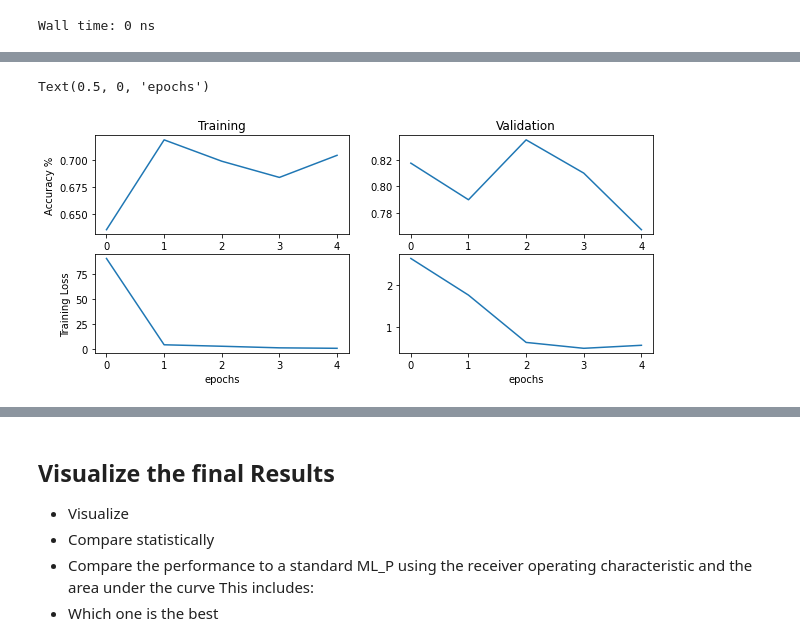
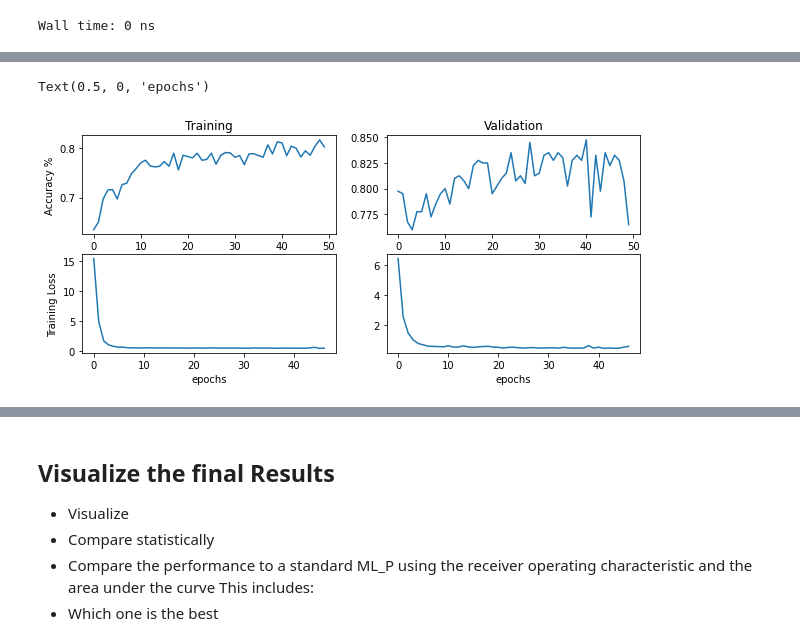
Before and after one commit to nlarsensmu/CNN, a Jupyter notebook: Merged work.ipynb, the cells around one changed output, grey strips where cells are left out. Drawn from its saved outputs; the diff is of its cells as text; code cells hidden in the pictures.

```diff
--- a/Merged work.ipynb
+++ b/Merged work.ipynb
@@ -230,0 +233,8 @@ for row in range(X_train.shape[1]):
+# %%
+NUM_CLASSES = 2
+
+X_train, X_test, y_train, y_test =\
+    train_test_split(X, y, test_size=0.2, stratify=y)
+
+y_train_ohe = keras.utils.to_categorical(y_train, NUM_CLASSES)
+y_test_ohe = keras.utils.to_categorical(y_test, NUM_CLASSES)
@@ -402,7 +442,12 @@ def model_1_train(X_train, X_test, y_train, y_test, cnn, epochs=5):
 # %% [output]
 Wall time: 0 ns
 # %%
-model_1_nn = None
-model_1_nn =  model_1_create(X_train.shape)
-model_1_nn.summary()
+%%time
+model_1_nn_x = None
+
+model_1_1 =  model_1_create(X_train, X_test, y_train_ohe, y_test_ohe,
+                                 print_summary=False)
+
+history_1_1, model_1_1 = model_1_train(model_1_1_nn_x, X_train, X_test, y_train_ohe, y_test_ohe,
+                                             epochs=50)
 # %% [output]
@@ -457,28 +455,28 @@ Wall time: 4min 20s
 # %%
 from matplotlib import pyplot as plt
 
 %matplotlib inline
 
 plt.figure(figsize=(10,4))
 plt.subplot(2,2,1)
-plt.plot(history.history['recall_score'])
+plt.plot(history_1_1.history['accuracy'])
 
 plt.ylabel('Accuracy %')
 plt.title('Training')
 plt.subplot(2,2,2)
 
-plt.plot(history.history['val_recall_score'])
+plt.plot(history_1_1.history['val_accuracy'])
 plt.title('Validation')
 
 plt.subplot(2,2,3)
-plt.plot(history.history['loss'])
+plt.plot(history_1_1.history['loss'][3:])
 plt.ylabel('Training Loss')
 plt.xlabel('epochs')
 
 plt.subplot(2,2,4)
-plt.plot(history.history['val_loss'])
+plt.plot(history_1_1.history['val_loss'][3:])
 plt.xlabel('epochs')
 # %% [output]
 Text(0.5, 0, 'epochs')
-[figure, old version]
+[figure, new version]
 # %%
```
Also changed, not shown: parts of 67 cells of this notebook.
